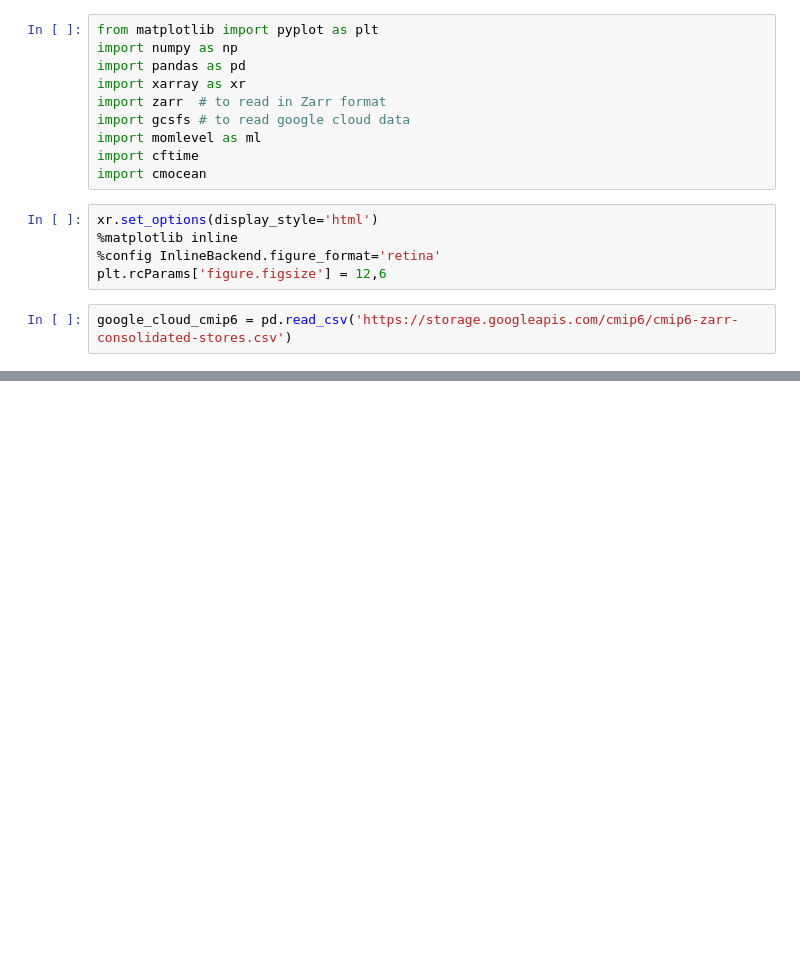
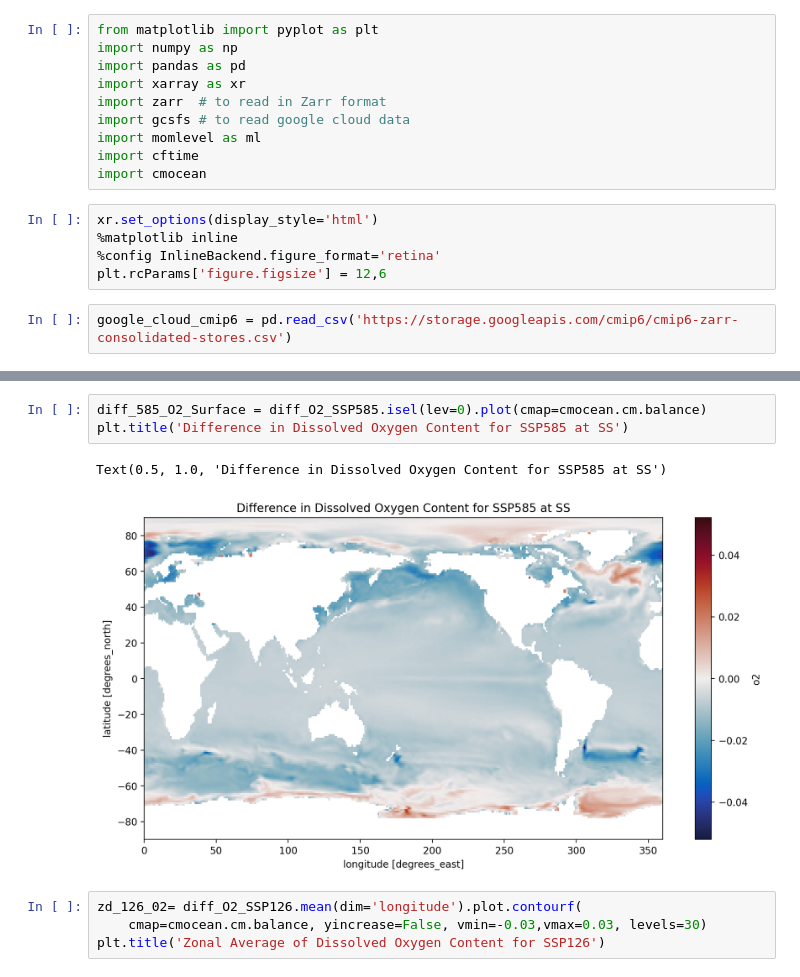
Before and after one commit to EES-3506-5506/Group4_Coomans, a Jupyter notebook: notebooks/File_practice.ipynb, the cells around one changed output, grey strips where cells are left out. Saved outputs shown, nothing was run; the diff lists cells and outputs as text; blank space fills up the shorter version.

```diff
--- a/notebooks/File_practice.ipynb
+++ b/notebooks/File_practice.ipynb
@@ -113,0 +164,10 @@ o2sat_ssp585
+# %%
+diff_585_O2_Surface = diff_O2_SSP585.isel(lev=0).plot(cmap=cmocean.cm.balance)
+plt.title('Difference in Dissolved Oxygen Content for SSP585 at SS')
+# %% [output]
+Text(0.5, 1.0, 'Difference in Dissolved Oxygen Content for SSP585 at SS')
+[figure, added]
+# %%
+zd_126_02= diff_O2_SSP126.mean(dim='longitude').plot.contourf(
+    cmap=cmocean.cm.balance, yincrease=False, vmin=-0.03,vmax=0.03, levels=30)
+plt.title('Zonal Average of Dissolved Oxygen Content for SSP126')
```
Also changed, not shown: parts of 21 cells of this notebook.
